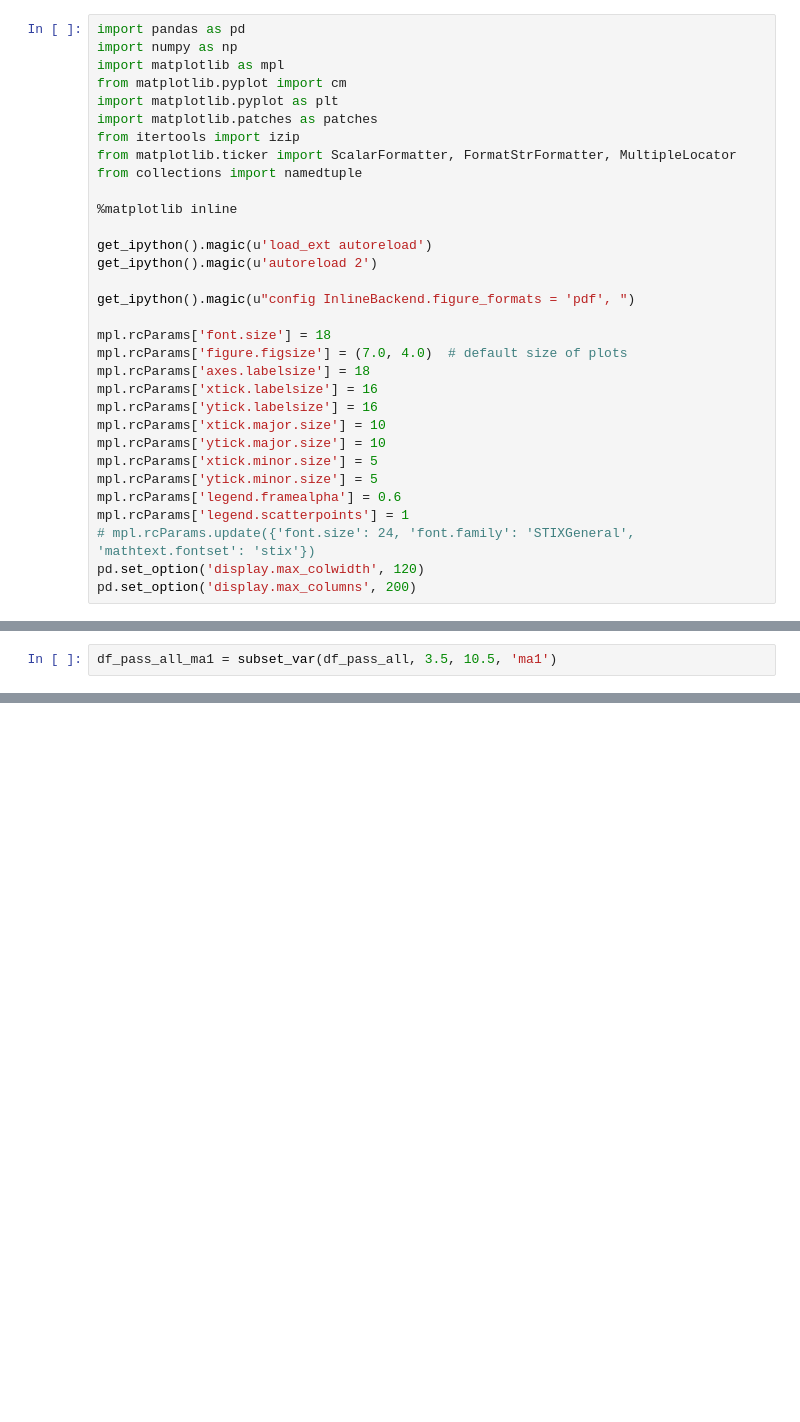
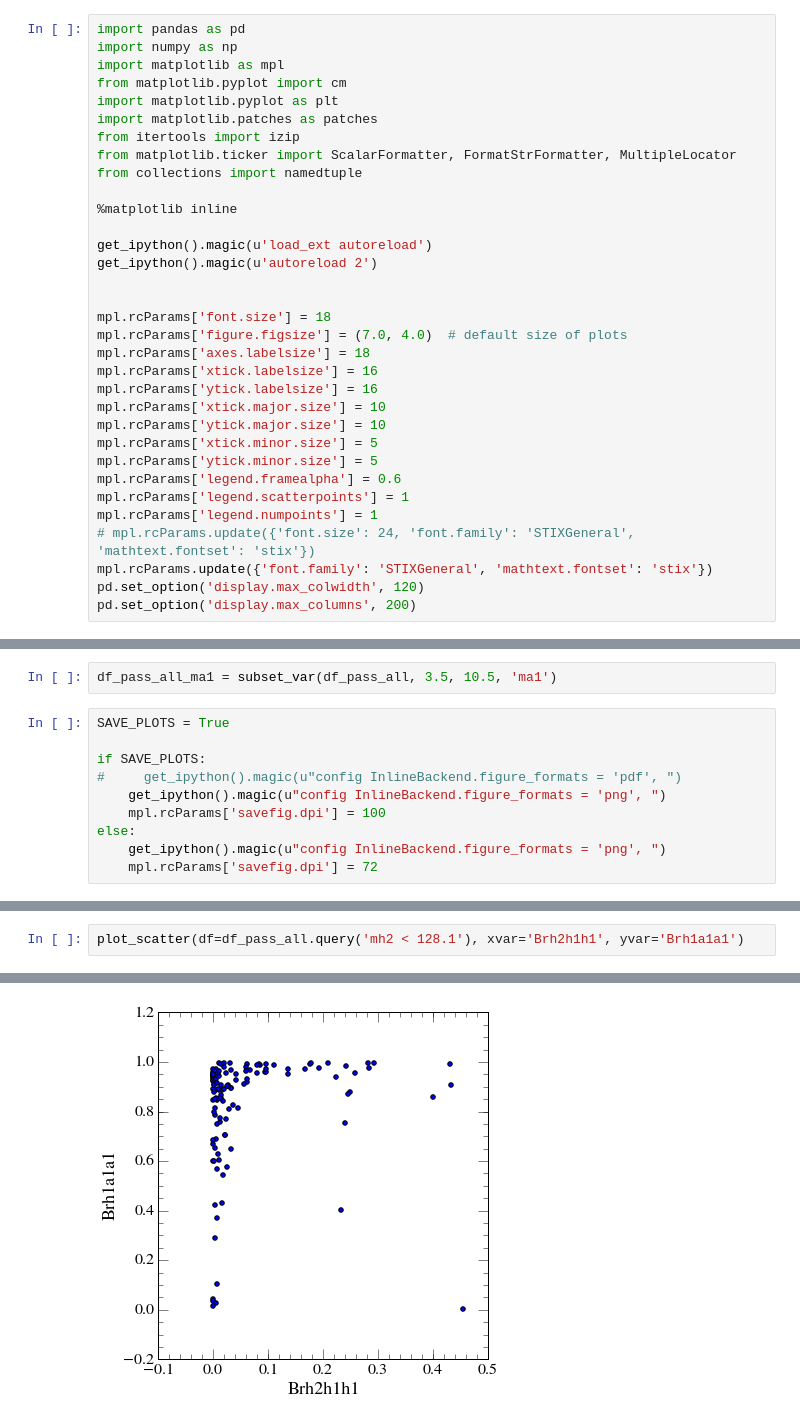
Before and after one commit to raggleton/NMSSM-Scan, a Jupyter notebook: iPython/Thesis Plots.ipynb, the cells around one changed output, grey strips where cells are left out. Saved outputs shown, nothing was run; the diff lists cells and outputs as text; blank space fills up the shorter version.

```diff
--- a/iPython/Thesis Plots.ipynb
+++ b/iPython/Thesis Plots.ipynb
@@ -16,7 +16,6 @@ from collections import namedtuple
 get_ipython().magic(u'load_ext autoreload')
 get_ipython().magic(u'autoreload 2')
 
-get_ipython().magic(u"config InlineBackend.figure_formats = 'pdf', ")
 
 mpl.rcParams['font.size'] = 18
 mpl.rcParams['figure.figsize'] = (7.0, 4.0)  # default size of plots
@@ -29,7 +28,9 @@ mpl.rcParams['xtick.minor.size'] = 5
 mpl.rcParams['ytick.minor.size'] = 5
 mpl.rcParams['legend.framealpha'] = 0.6
 mpl.rcParams['legend.scatterpoints'] = 1
+mpl.rcParams['legend.numpoints'] = 1
 # mpl.rcParams.update({'font.size': 24, 'font.family': 'STIXGeneral', 'mathtext.fontset': 'stix'})
+mpl.rcParams.update({'font.family': 'STIXGeneral', 'mathtext.fontset': 'stix'})
 pd.set_option('display.max_colwidth', 120)
 pd.set_option('display.max_columns', 200)
 # %% [output]
@@ -50,3 +51,13 @@ df_pass_all = store.full12loop_good_posMuMagMom_planckUpperOnly_ignorebctaunu_ig
 store.close()
 # %%
 df_pass_all_ma1 = subset_var(df_pass_all, 3.5, 10.5, 'ma1')
+# %%
+SAVE_PLOTS = True
+
+if SAVE_PLOTS:
+#     get_ipython().magic(u"config InlineBackend.figure_formats = 'pdf', ")
+    get_ipython().magic(u"config InlineBackend.figure_formats = 'png', ")
+    mpl.rcParams['savefig.dpi'] = 100
+else:
+    get_ipython().magic(u"config InlineBackend.figure_formats = 'png', ")
+    mpl.rcParams['savefig.dpi'] = 72
@@ -64,0 +151,3 @@ mpl.rcParams['figure.dpi']
+# %%
+plot_scatter(df=df_pass_all.query('mh2 < 128.1'), xvar='Brh2h1h1', yvar='Brh1a1a1')
+# %% [output]
@@ -64,0 +156 @@ mpl.rcParams['figure.dpi']
+[figure, added]
```
Also changed, not shown: parts of 24 cells of this notebook, 1 other file.
